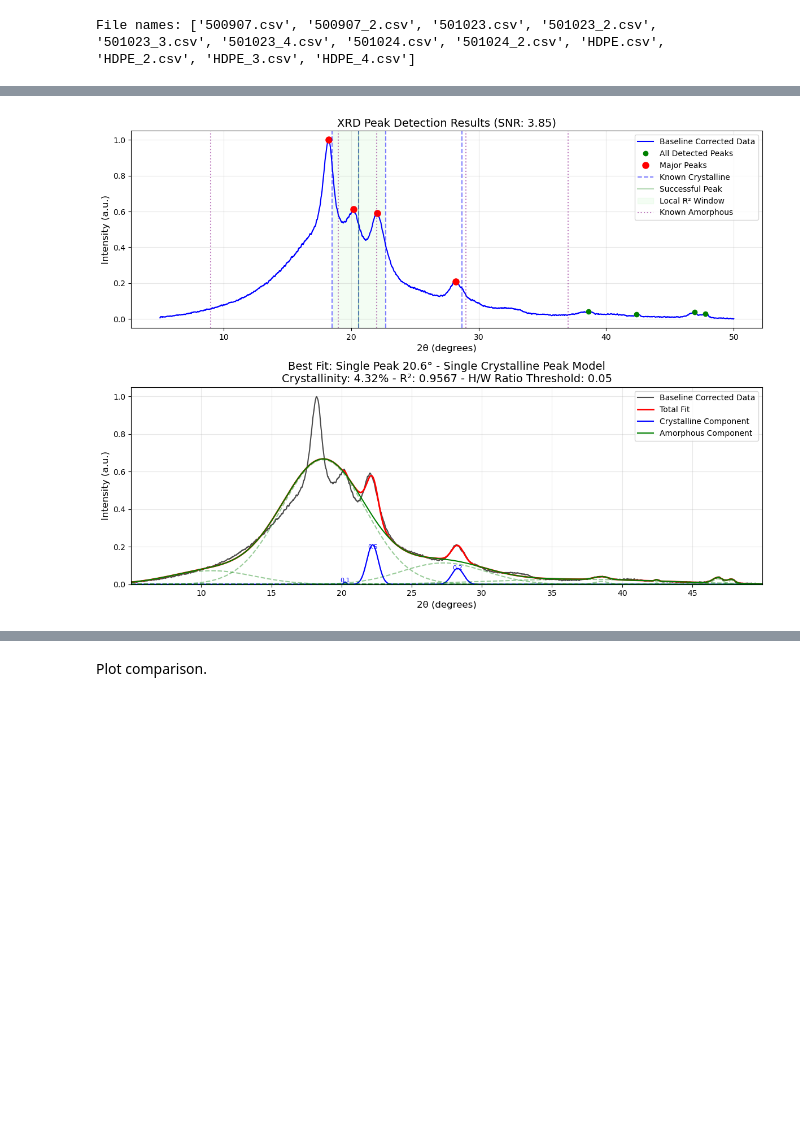
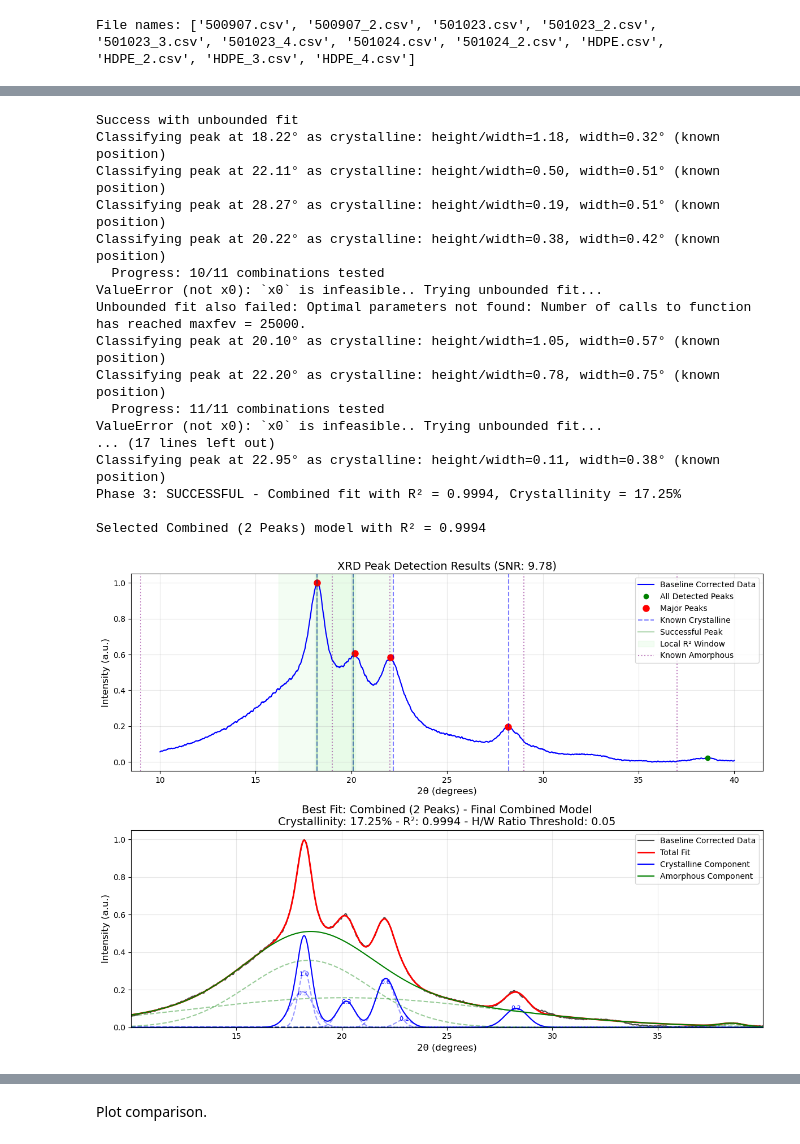
Before and after one commit to louis-sh-nguyen/polymer-characterisation, a Jupyter notebook: notebooks/XRD_analysis_main.ipynb, the cells around one changed output, grey strips where cells are left out. Cells and saved outputs as stored; diff of their text form; code cells hidden in the pictures; blank space fills up the shorter version.

```diff
--- a/notebooks/XRD_analysis_main.ipynb
+++ b/notebooks/XRD_analysis_main.ipynb
@@ -1045,6 +2104,11 @@ df_dict = {}
 for file in all_files:
     df_dict[file] = pd.read_csv(os.path.join(data_dir, file), skiprows=21)
     df_dict[file].rename(columns={'Angle': '2Theta', ' Intensity': 'Intensity'}, inplace=True)
+
+    # Use data between 10° and 40° for peak detection
+    df_dict[file] = df_dict[file][(df_dict[file]['2Theta'] >= 10) & (df_dict[file]['2Theta'] <= 40)]
+
+    # Normalise
     df_dict[file]['Intensity_norm'] = df_dict[file]['Intensity'] / df_dict[file]['Intensity'].max()
 
     # Downsample data for faster peak detection
@@ -1092,3 +2156,8 @@ known_amorp_peaks_dict = {
     'PEEK': [9, 19, 22, 29, 37],
     'HDPE': [14, 17, 20, 24, 30]
 }
+
+height_width_threshold_dict = {
+    'PEEK': 0.05,  # tuned
+    'HDPE': 0.008,  # tuned
+}
@@ -1095,18 +2371,6 @@ known_amorp_peaks_dict = {
 # %%
-# Fit individual XRD spectrum
-ref_peak_dict = {
-    'PEEK': [18.7, 20.6, 22.7, 28.7],   # (110), (111), (200), (211)
-    'HDPE': [21.5, 23.9, 30.0, 36.2]    # (110), (200), (210), (020)
-}
-
-
-
-known_amorp_peaks_dict = {
-    'PEEK': [9, 19, 22, 29, 37],
-    'HDPE': [14, 17, 20, 24, 30]
-}
-
-cryst_dict = {}
+# Fit individual file
+# cryst_dict = {}   # use existing cryst_dict
 for file in ['501023.csv']:
     print(f"Processing file: {file}")
     if 'HDPE' in file:
@@ -1117,14 +2381,16 @@ for file in ['501023.csv']:
     intensity = data['Intensity_norm'].values
     two_theta = data['2Theta'].values
 
-    results = fit_xrd_spectrum(two_theta, intensity,
-                            #    known_crys_peaks=sample_crys_peaks_dict.get(file, None),
+    results = fit_xrd_spectrum_detailed(two_theta, intensity,
+                               known_crys_peaks=sample_crys_peaks_dict.get(file, None),
                             #    known_crys_peaks=[18.7-0.1, 20.6, 22.7, 28.7],
-                               known_crys_peaks=[18.7-0.2, 20.6, 22.7, 28.7],
+                            #    known_crys_peaks=[18.7-0.2, 20.6, 22.7, 28.7],
                                known_amorp_peaks=known_amorp_peaks_dict.get(polymer, None),
-                               height_width_threshold=0.05, min_r_squared=0.999, amorphous_r_squared=0.90,
+                               height_width_threshold=height_width_threshold_dict[polymer],
+                               min_r_squared=0.999, amorphous_r_squared=0.90,
                                visualise=True)
 
+    results_dict[file] = results
     cryst_dict[file] = results['crystallinity']
 # %% [output]
 Processing file: 501023.csv
@@ -1147,2 +2413,19 @@ Selected Single Peak 20.6° model with R² = 0.9567
+Success with unbounded fit
+Classifying peak at 18.22° as crystalline: height/width=1.18, width=0.32° (known position)
+Classifying peak at 22.11° as crystalline: height/width=0.50, width=0.51° (known position)
+Classifying peak at 28.27° as crystalline: height/width=0.19, width=0.51° (known position)
+Classifying peak at 20.22° as crystalline: height/width=0.38, width=0.42° (known position)
+  Progress: 10/11 combinations tested
+ValueError (not x0): `x0` is infeasible.. Trying unbounded fit...
+Unbounded fit also failed: Optimal parameters not found: Number of calls to function has reached maxfev = 25000.
+Classifying peak at 20.10° as crystalline: height/width=1.05, width=0.57° (known position)
+Classifying peak at 22.20° as crystalline: height/width=0.78, width=0.75° (known position)
+  Progress: 11/11 combinations tested
+ValueError (not x0): `x0` is infeasible.. Trying unbounded fit...
+... (17 lines left out)
+Classifying peak at 22.95° as crystalline: height/width=0.11, width=0.38° (known position)
+Phase 3: SUCCESSFUL - Combined fit with R² = 0.9994, Crystallinity = 17.25%
+
+Selected Combined (2 Peaks) model with R² = 0.9994
-[figure, old version]
+[figure, new version]
 # %%
```
Also changed, not shown: parts of 32 cells of this notebook, 1 other file.
